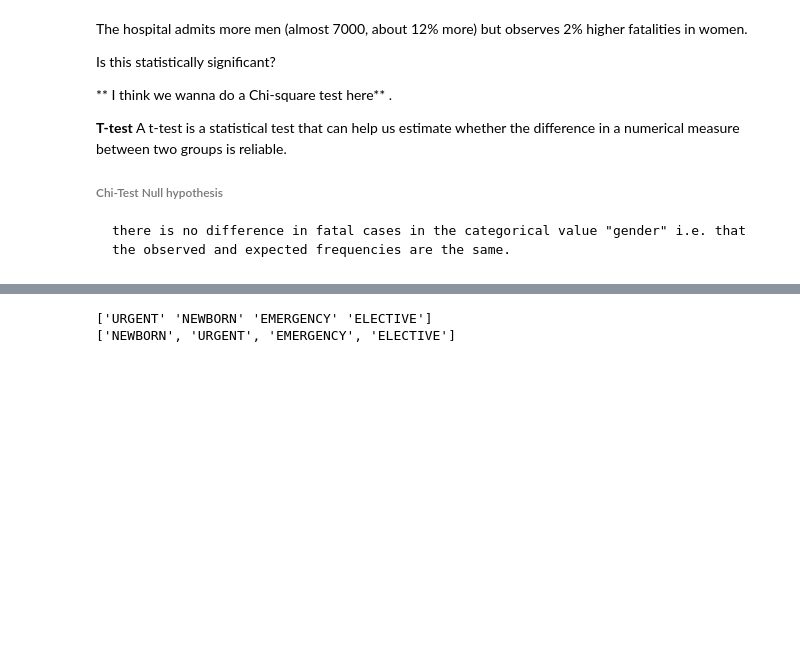
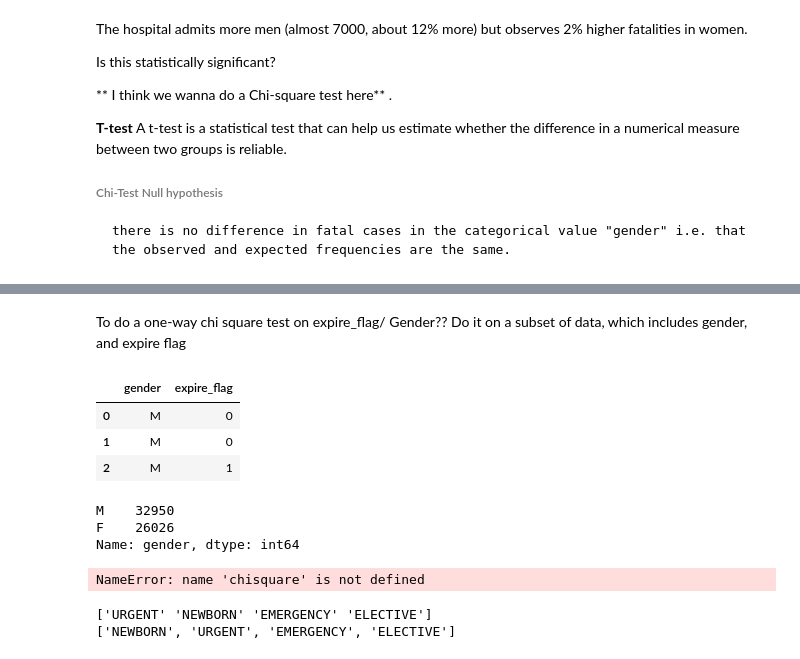
Before and after one commit to billiescodes/mortality_in_ICU, a Jupyter notebook: 01_ExploratoryAnalysis.ipynb, the cells around one changed output, grey strips where cells are left out. Drawn from its saved outputs; the diff is of its cells as text; code cells hidden in the pictures; blank space fills up the shorter version.

```diff
--- a/01_ExploratoryAnalysis.ipynb
+++ b/01_ExploratoryAnalysis.ipynb
@@ -412,3 +420,24 @@ prob = 0.95
+# %% [markdown]
+To do a one-way chi square test on expire_flag/ Gender?? Do it on a subset of data, which includes gender, and expire flag
+# %%
+data.loc[:,['gender', 'expire_flag']][:3]
+# %% [output]
+|  | gender | expire_flag |
+| 0 | M | 0 |
+| 1 | M | 0 |
+| 2 | M | 1 |
+# %%
+data.loc[:,'gender'].value_counts()
+# %% [output]
+M    32950
+F    26026
+Name: gender, dtype: int64
+# %%
+# first let's do a one-way chi-squared test for M/F in gender_frame
+#scipy.stats.
+chisquare(data.loc[:,'gender'].value_counts())
+# %% [output]
+NameError: name 'chisquare' is not defined
 # %%
 # ############ Admission_type into categorical
 cols_a = ['NEWBORN', 'URGENT', 'EMERGENCY', 'ELECTIVE']
```
Also changed, not shown: parts of 2 cells of this notebook.
